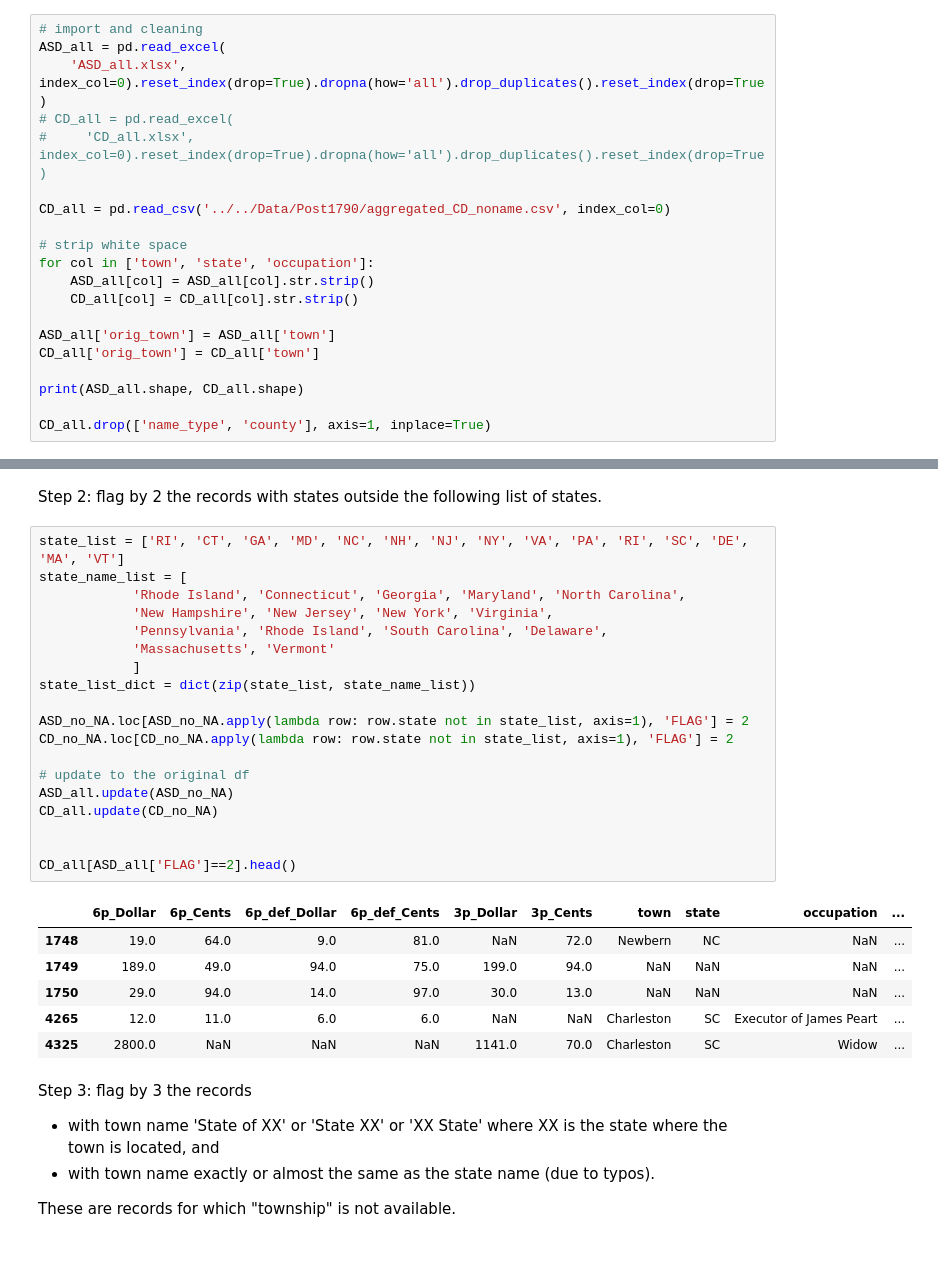
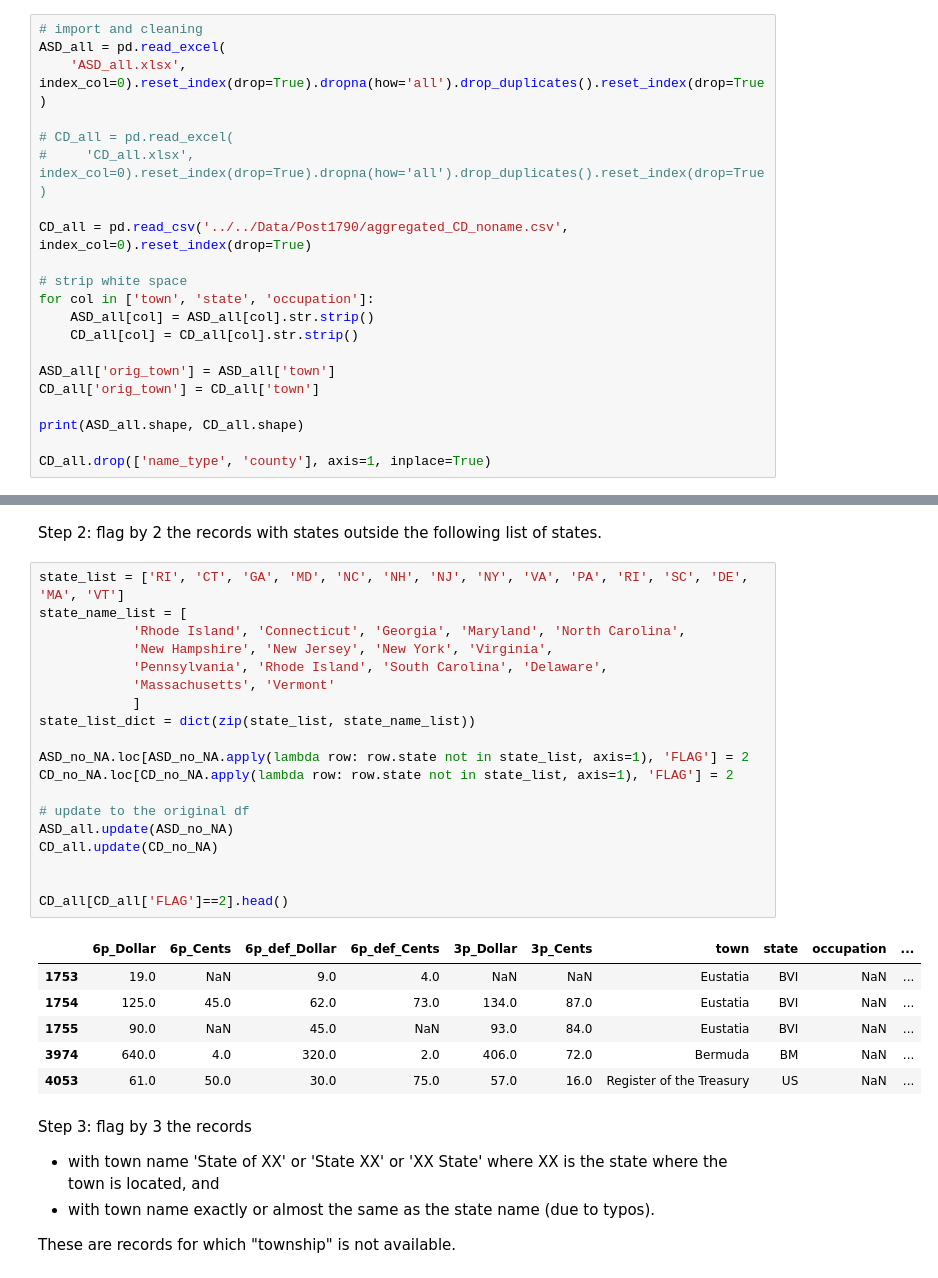
Before and after one commit to davidch2020/SPEOC-pt-1, a Jupyter notebook: S2022/Jiacheng's work/cleaning_town.ipynb, the cells around one changed output, grey strips where cells are left out. Saved outputs shown, nothing was run; the diff lists cells and outputs as text.

```diff
--- a/S2022/Jiacheng's work/cleaning_town.ipynb
+++ b/S2022/Jiacheng's work/cleaning_town.ipynb
@@ -22,10 +18,11 @@ Step 1: flag by 1 records that have NA "state" and "town" values.
 # import and cleaning
 ASD_all = pd.read_excel(
     'ASD_all.xlsx', index_col=0).reset_index(drop=True).dropna(how='all').drop_duplicates().reset_index(drop=True)
+
 # CD_all = pd.read_excel(
 #     'CD_all.xlsx', index_col=0).reset_index(drop=True).dropna(how='all').drop_duplicates().reset_index(drop=True)
 
-CD_all = pd.read_csv('../../Data/Post1790/aggregated_CD_noname.csv', index_col=0)
+CD_all = pd.read_csv('../../Data/Post1790/aggregated_CD_noname.csv', index_col=0).reset_index(drop=True)
 
 # strip white space
 for col in ['town', 'state', 'occupation']:
@@ -62,29 +59,29 @@ Step 2: flag by 2 the records with states outside the following list of states.
 # %%
 state_list = ['RI', 'CT', 'GA', 'MD', 'NC', 'NH', 'NJ', 'NY', 'VA', 'PA', 'RI', 'SC', 'DE', 'MA', 'VT']
 state_name_list = [
             'Rhode Island', 'Connecticut', 'Georgia', 'Maryland', 'North Carolina',
             'New Hampshire', 'New Jersey', 'New York', 'Virginia',
             'Pennsylvania', 'Rhode Island', 'South Carolina', 'Delaware',
             'Massachusetts', 'Vermont'
             ]
 state_list_dict = dict(zip(state_list, state_name_list))
 
 ASD_no_NA.loc[ASD_no_NA.apply(lambda row: row.state not in state_list, axis=1), 'FLAG'] = 2
 CD_no_NA.loc[CD_no_NA.apply(lambda row: row.state not in state_list, axis=1), 'FLAG'] = 2
 
 # update to the original df
 ASD_all.update(ASD_no_NA)
 CD_all.update(CD_no_NA)
 
 
-CD_all[ASD_all['FLAG']==2].head()
+CD_all[CD_all['FLAG']==2].head()
 # %% [output]
 |  | 6p_Dollar | 6p_Cents | 6p_def_Dollar | 6p_def_Cents | 3p_Dollar | 3p_Cents | town | state | occupation | ... |
-| 1748 | 19.0 | 64.0 | 9.0 | 81.0 | NaN | 72.0 | Newbern | NC | NaN | ... |
-| 1749 | 189.0 | 49.0 | 94.0 | 75.0 | 199.0 | 94.0 | NaN | NaN | NaN | ... |
-| 1750 | 29.0 | 94.0 | 14.0 | 97.0 | 30.0 | 13.0 | NaN | NaN | NaN | ... |
-| 4265 | 12.0 | 11.0 | 6.0 | 6.0 | NaN | NaN | Charleston | SC | Executor of James Peart | ... |
-| 4325 | 2800.0 | NaN | NaN | NaN | 1141.0 | 70.0 | Charleston | SC | Widow | ... |
+| 1753 | 19.0 | NaN | 9.0 | 4.0 | NaN | NaN | Eustatia | BVI | NaN | ... |
+| 1754 | 125.0 | 45.0 | 62.0 | 73.0 | 134.0 | 87.0 | Eustatia | BVI | NaN | ... |
+| 1755 | 90.0 | NaN | 45.0 | NaN | 93.0 | 84.0 | Eustatia | BVI | NaN | ... |
+| 3974 | 640.0 | 4.0 | 320.0 | 2.0 | 406.0 | 72.0 | Bermuda | BM | NaN | ... |
+| 4053 | 61.0 | 50.0 | 30.0 | 75.0 | 57.0 | 16.0 | Register of the Treasury | US | NaN | ... |
 # %% [markdown]
 Step 3: flag by 3 the records
 - with town name 'State of XX' or 'State XX' or 'XX State' where XX is the state where the town is located, and
```
Also changed, not shown: parts of 8 cells of this notebook, 4 other files.
